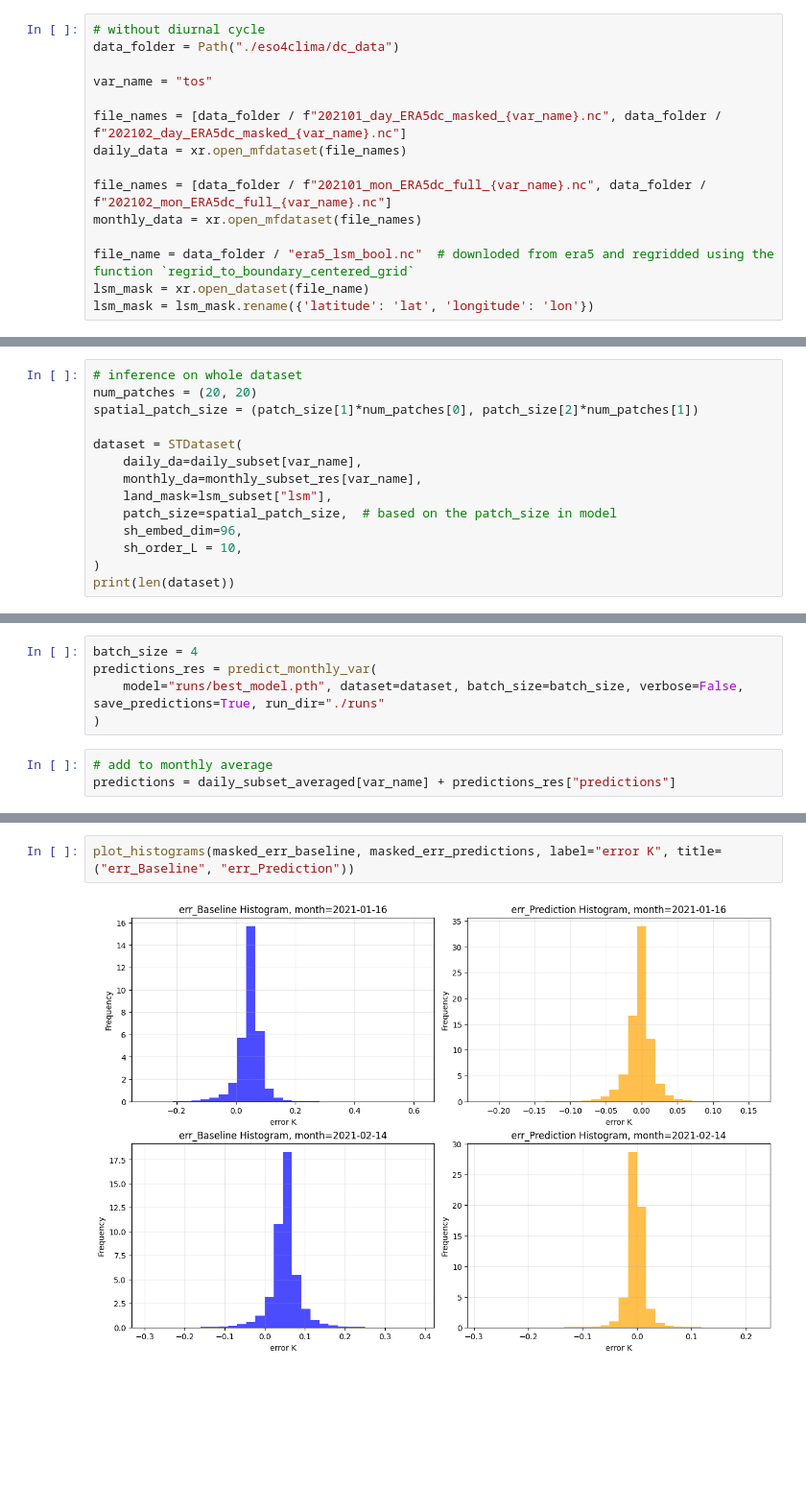
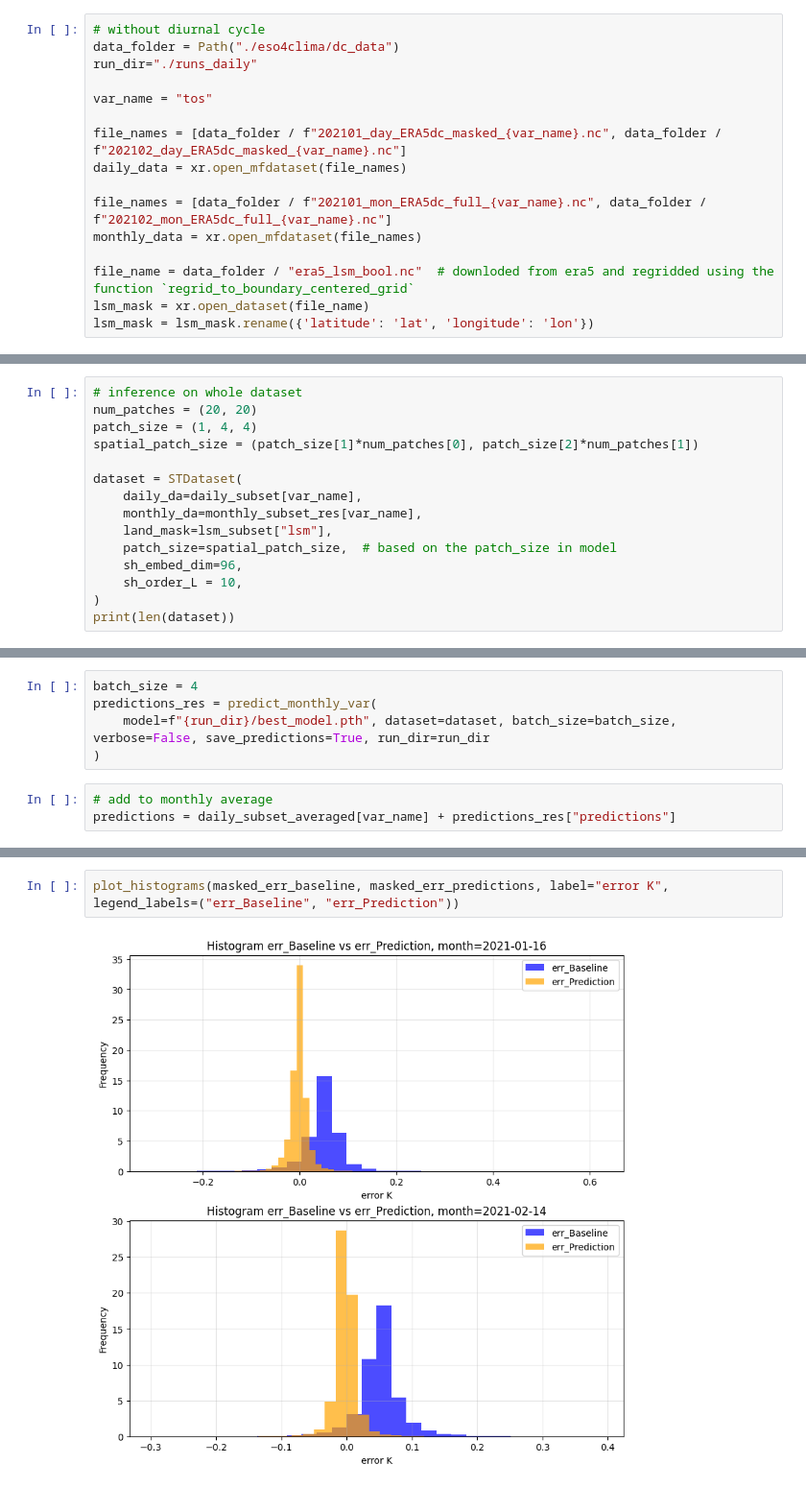
Before and after one commit to ESMValGroup/ClimaNet, a Jupyter notebook: notebooks/example_daily.ipynb, the cells around one changed output, grey strips where cells are left out. Shown at 96% size. Saved outputs shown, nothing was run; the diff lists cells and outputs as text; blank space fills up the shorter version.

```diff
--- a/notebooks/example.ipynb
+++ b/notebooks/example_daily.ipynb
@@ -15,6 +15,7 @@ from torch.utils.data import random_split
 # %%
 # without diurnal cycle
 data_folder = Path("./eso4clima/dc_data")
+run_dir="./runs_daily"
 
 var_name = "tos"
 
@@ -138,6 +139,7 @@ Predictions saved to './runs'
 # %%
 # inference on whole dataset
 num_patches = (20, 20)
+patch_size = (1, 4, 4)
 spatial_patch_size = (patch_size[1]*num_patches[0], patch_size[2]*num_patches[1])
 
 dataset = STDataset(
@@ -156,7 +158,7 @@ Overlap: 0 pixels (height), 0 pixels (width)
 # %%
 batch_size = 4
 predictions_res = predict_monthly_var(
-    model="runs/best_model.pth", dataset=dataset, batch_size=batch_size, verbose=False, save_predictions=True, run_dir="./runs"
+    model=f"{run_dir}/best_model.pth", dataset=dataset, batch_size=batch_size, verbose=False, save_predictions=True, run_dir=run_dir
 )
 # %%
 # add to monthly average
@@ -181,6 +183,6 @@ plot_results(masked_err_baseline, masked_err_predictions, label="error K", title
 # %% [output]
 [figure]
 # %%
-plot_histograms(masked_err_baseline, masked_err_predictions, label="error K", title=("err_Baseline", "err_Prediction"))
+plot_histograms(masked_err_baseline, masked_err_predictions, label="error K", legend_labels=("err_Baseline", "err_Prediction"))
 # %% [output]
-[figure, old version]
+[figure, new version]
```
Also changed, not shown: parts of 5 cells of this notebook, 1 other file.
